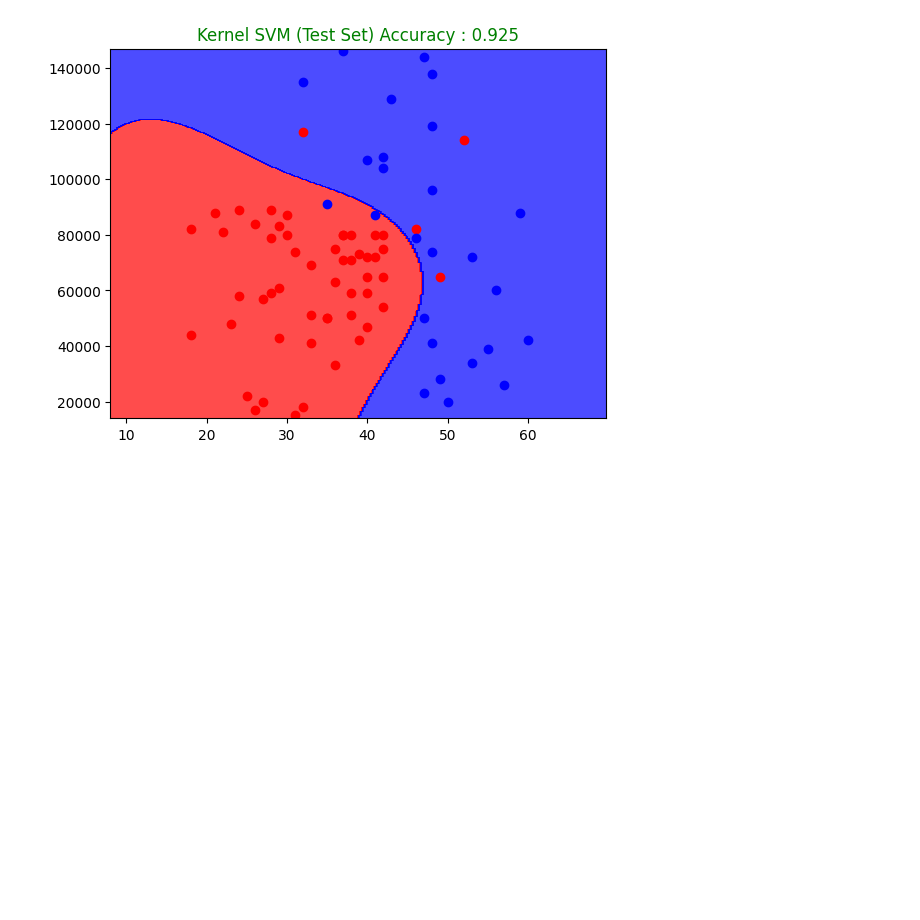
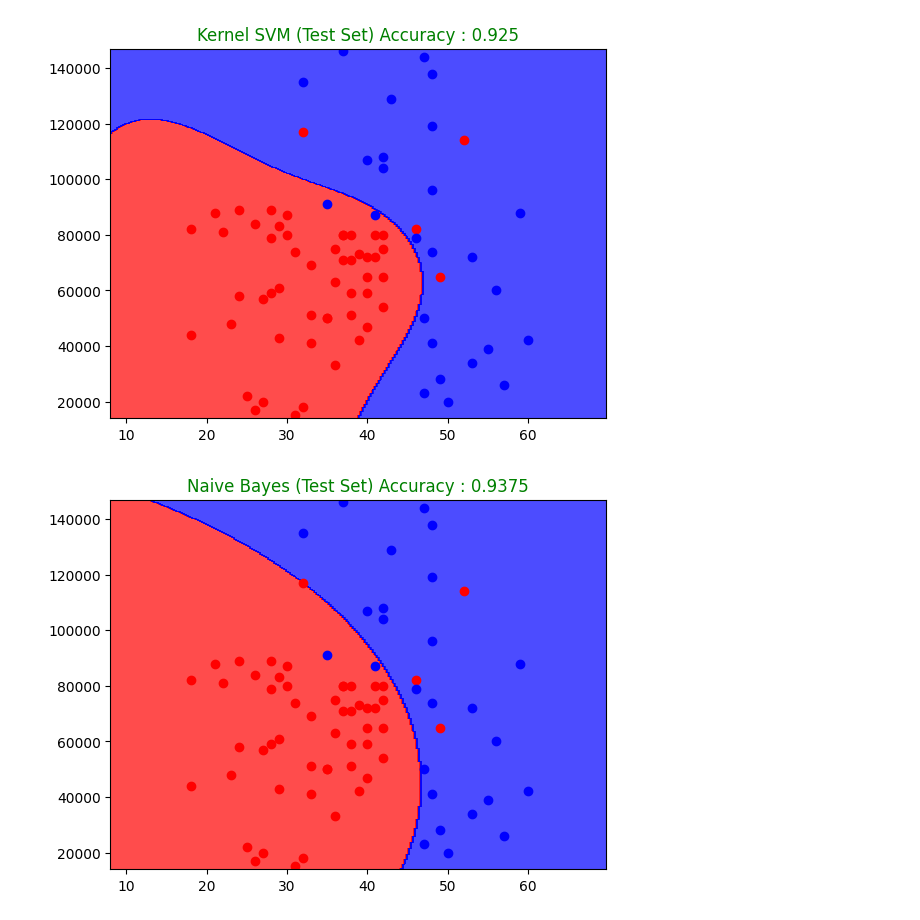
Before and after one commit to MrRainGuy/Machine-Learning-A-Z, a Jupyter notebook: My Own/Classification/Classification-models-all.ipynb, the cells around one changed output. Saved outputs shown, nothing was run; the diff lists cells and outputs as text; code cells hidden in the pictures; blank space fills up the shorter version.

Commit message:
Visualising the Naive Bayes

```diff
--- a/My Own/Classification/Classification-models-all.ipynb
+++ b/My Own/Classification/Classification-models-all.ipynb
@@ -54,3 +54,10 @@ kernel_svm.fit(X_train, y_train)
 DrawResult(kernel_svm, "Kernel SVM (Test Set)")
 # %% [output]
 [figure]
+# %%
+from sklearn.naive_bayes import GaussianNB
+naive_classifier = GaussianNB()
+naive_classifier.fit(X_train, y_train)
+DrawResult(naive_classifier, "Naive Bayes (Test Set)")
+# %% [output]
+[figure, added]
```
